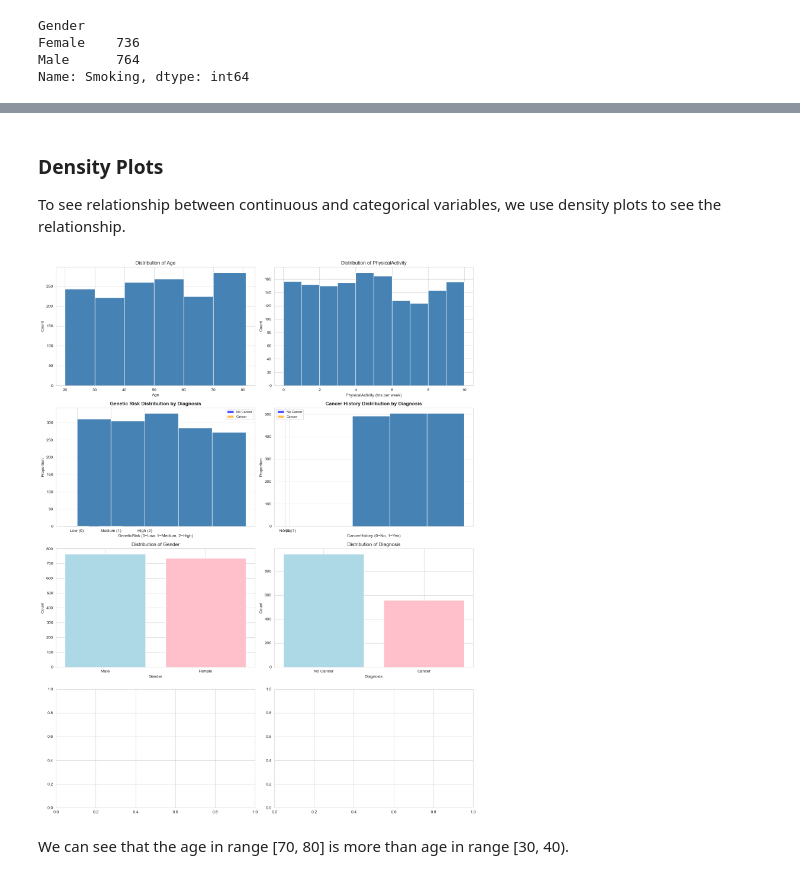
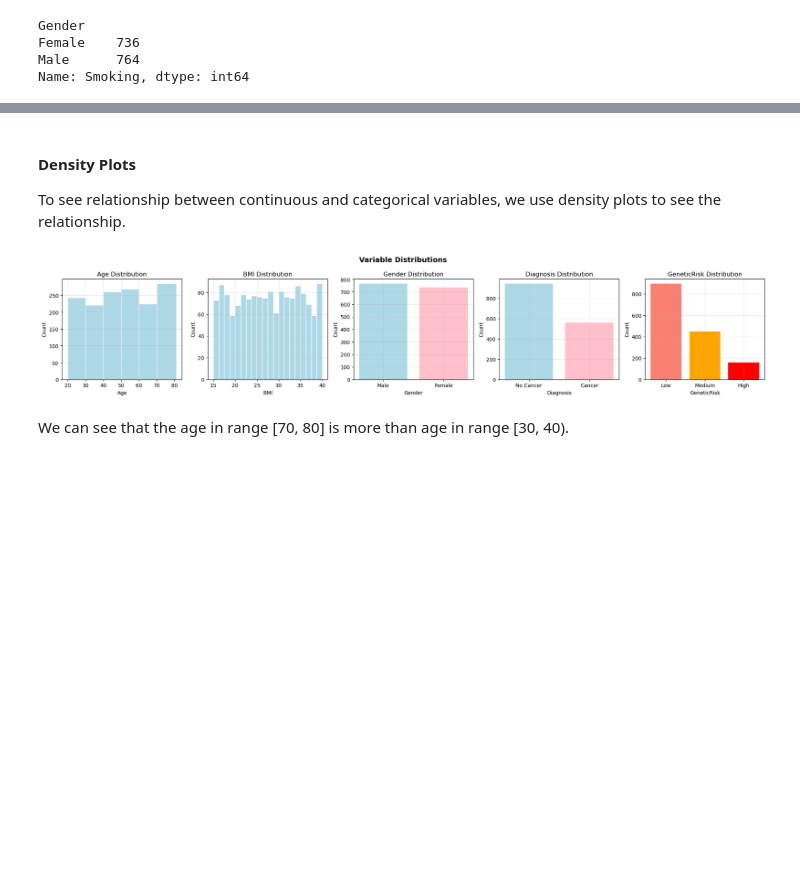
Before and after one commit to jasonyuki71/Cancer-Prediction, a Jupyter notebook: jupyter_notebook.ipynb, the cells around one changed output, grey strips where cells are left out. Saved outputs shown, nothing was run; the diff lists cells and outputs as text; code cells hidden in the pictures; blank space fills up the shorter version.

```diff
--- a/jupyter_notebook.ipynb
+++ b/jupyter_notebook.ipynb
@@ -168,74 +208,39 @@ plt.show()
 # %% [markdown]
-### Density Plots
+#### Density Plots
 To see relationship between continuous and categorical variables, we use density plots to see the relationship.
 # %%
-fig, axes = plt.subplots(4, 2, figsize=(15, 19))
-axes = axes.ravel()
+fig, axes = plt.subplots(1, 5, figsize=(20, 4))
 
-age_bins = [20, 30, 40, 50, 60, 70, 81]
-axes[0].hist(cancer['Age'], bins=age_bins, color='lightblue')
-axes[0].set_title("Distribution of Age")
-axes[0].set_xlabel('Age')
-axes[0].set_ylabel("Count")
+axes[0].hist(cancer['Age'], bins=[20, 30, 40, 50, 60, 70, 81], color='lightblue', edgecolor='white')
 
-axes[1].hist(cancer['PhysicalActivity'], bins=10, color='lightbluee')
-axes[1].set_title("Distribution of PhysicalActivity")
-axes[1].set_xlabel('PhysicalActivity (hrs per week)')
-axes[1].set_ylabel("Count")
+axes[1].hist(cancer['BMI'], bins=20, color='lightblue', edgecolor='white')
 
-axes[2].hist(cancer['AlcoholIntake'], bins=5, color='lightblue')
-axes[2].set_title("Distribution of AlcoholIntake")
-axes[2].set_xlabel('AlcoholIntake (units consumed per week)')
-axes[2].set_ylabel("Count")
+gender_counts = cancer['Gender'].value_counts().sort_index()
+axes[2].bar(['Male', 'Female'], gender_counts, color=['lightblue', 'pink'])
 
-axes[3].hist(cancer['BMI'], bins=3, color='lightblue')
-axes[3].set_title("Distribution of BMI")
-axes[3].set_xlabel('BMI (15-40)')
-axes[3].set_ylabel("Count")
+diagnosis_counts = cancer['Diagnosis'].value_counts().sort_index()
+axes[3].bar(['No Cancer', 'Cancer'], diagnosis_counts, color=['lightblue', 'pink'])
 
-# Gender plot
-gender_counts = cancer['Gender'].value_counts().sort_index()
-axes[4].bar(['Male', 'Female'], gender_counts, color=['lightblue', 'pink'])
-axes[4].set_xlabel('Gender')
-axes[4].set_ylabel('Count')
-axes[4].set_title('Distribution of Gender')
+genetic_counts = cancer['GeneticRisk'].value_counts().sort_index()
+axes[4].bar(['Low', 'Medium', 'High'], genetic_counts, color=['salmon', 'orange', 'red'])
 
+def format_plot(ax, title, xlabel, ylabel):
+    ax.set_title(title)
+    ax.set_xlabel(xlabel)
+    ax.set_ylabel(ylabel)
+    ax.grid(True, alpha=0.3)
 
-# Smoking plot
-cancer_counts = cancer['Diagnosis'].value_counts().sort_index()
-axes[5].bar(['No Cancer', 'Cancer'], cancer_counts, color=['lightblue', 'pink'])
-axes[5].set_xlabel('Diagnosis')
-axes[5].set_ylabel('Count')
-axes[5].set_title('Distribution of Diagnosis')
+format_plot(axes[0], 'Age Distribution', 'Age', 'Count')
+format_plot(axes[1], 'BMI Distribution', 'BMI', 'Count')
+format_plot(axes[2], 'Gender Distribution', 'Gender', 'Count')
+format_plot(axes[3], 'Diagnosis Distribution', 'Diagnosis', 'Count')
+format_plot(axes[4], 'GeneticRisk Distribution', 'GeneticRisk', 'Count')
 
-# GeneticRisk plot
-x_risk = np.arange(len(risk_no))
-axes[2].bar(x_risk - width/2, risk_no.values, width, label='No Cancer', color='blue', alpha=0.7)
-axes[2].bar(x_risk + width/2, risk_cancer.values, width, label='Cancer', color='orange', alpha=0.7)
-axes[2].set_xlabel('GeneticRisk (0=Low, 1=Medium, 2=High)', fontsize=10)
-axes[2].set_ylabel('Proportion', fontsize=10)
-axes[2].set_title('Genetic Risk Distribution by Diagnosis', fontsize=12, fontweight='bold')
-axes[2].set_xticks(x_risk)
-axes[2].set_xticklabels(['Low (0)', 'Medium (1)', 'High (2)'])
-axes[2].legend(fontsize=8)
-axes[2].grid(True, alpha=0.3, axis='y')
-
-# CancerHistory plot
-history_no = no_cancer['CancerHistory'].value_counts(normalize=True).sort_index()
-history_cancer = with_cancer['CancerHistory'].value_counts(normalize=True).sort_index()
-axes[3].bar(x - width/2, history_no.values, width, label='No Cancer', color='blue', alpha=0.7)
-axes[3].bar(x + width/2, history_cancer.values, width, label='Cancer', color='orange', alpha=0.7)
-axes[3].set_xlabel('CancerHistory (0=No, 1=Yes)', fontsize=10)
-axes[3].set_ylabel('Proportion', fontsize=10)
-axes[3].set_title('Cancer History Distribution by Diagnosis', fontsize=12, fontweight='bold')
-axes[3].set_xticks(x)
-axes[3].set_xticklabels(['No (0)', 'Yes (1)'])
-axes[3].legend(fontsize=8)
-axes[3].grid(True, alpha=0.3, axis='y')
+plt.suptitle('Variable Distributions', fontsize=14, fontweight='bold')
 plt.tight_layout()
 plt.show()
 # %% [output]
-[figure, old version]
+[figure, new version]
 # %% [markdown]
 We can see that the age in range [70, 80] is more than age in range [30, 40).
 # %%
```
Also changed, not shown: parts of 35 cells of this notebook, 4 other files.
